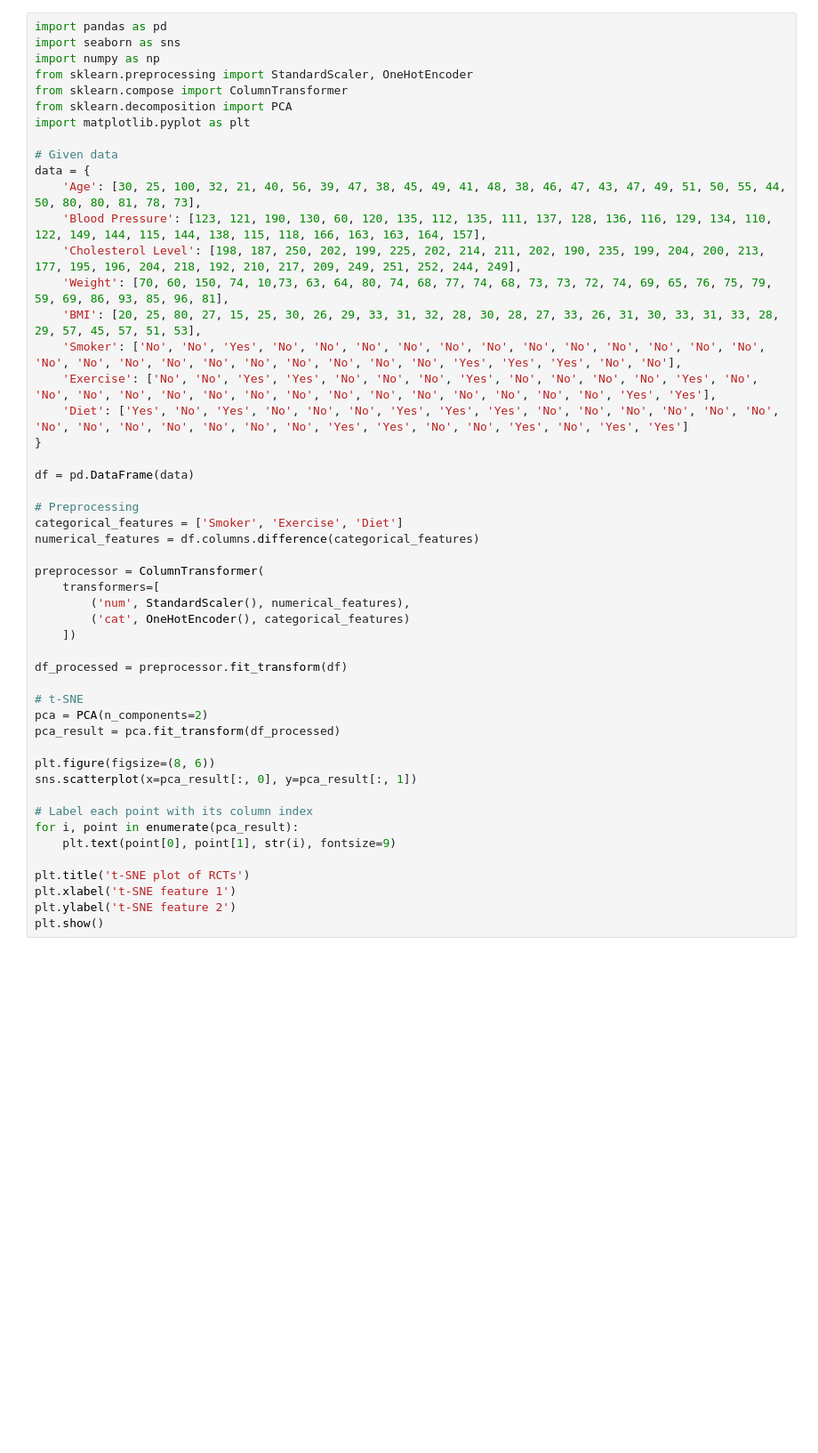
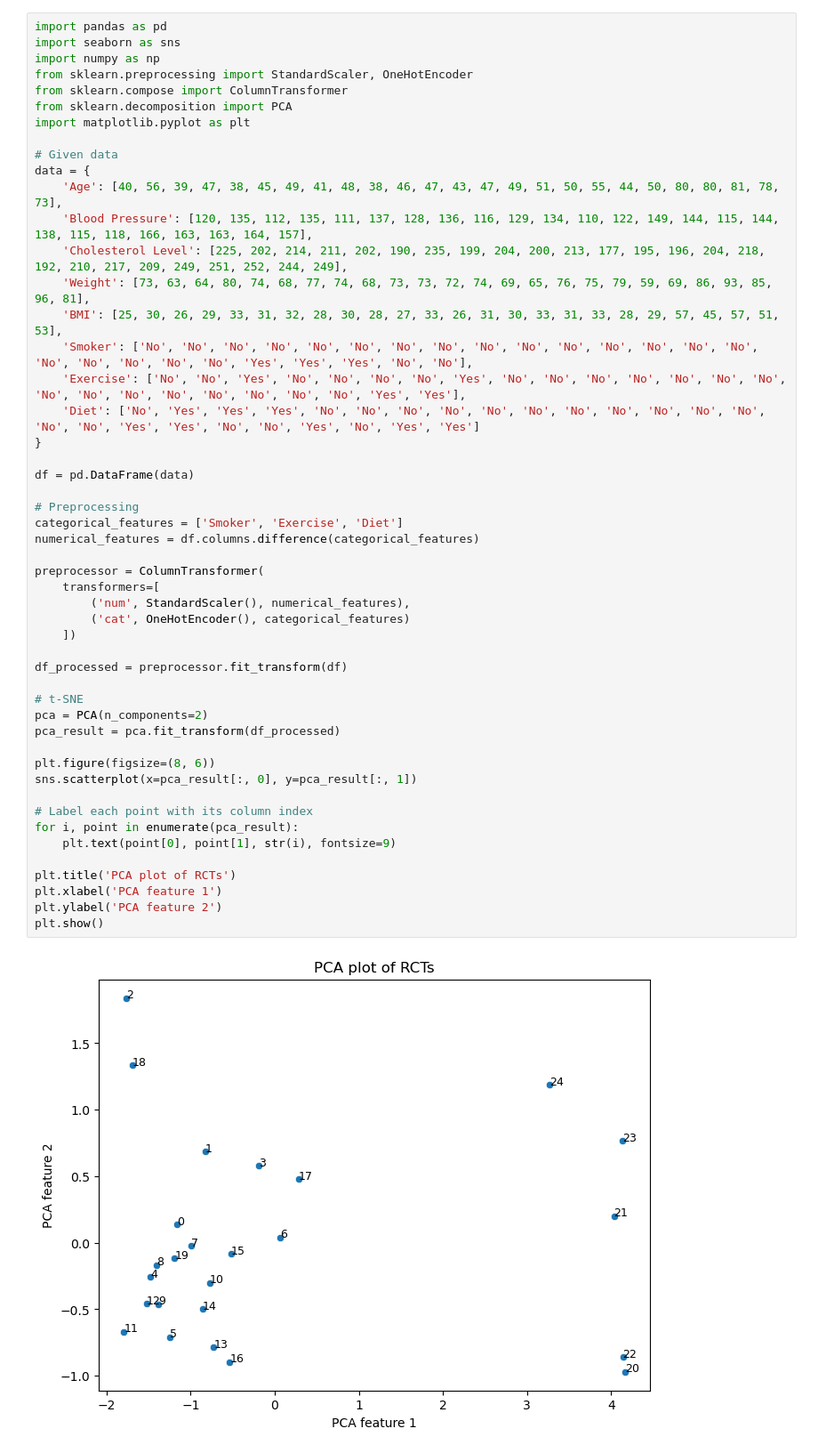
Before and after one commit to kitying2023/Symmetron-project, a Jupyter notebook: process.ipynb, the cells around one changed output. Shown at 89% size. Saved outputs shown, nothing was run; the diff lists cells and outputs as text; blank space fills up the shorter version.

```diff
--- a/process.ipynb
+++ b/process.ipynb
@@ -67,45 +66,47 @@ import matplotlib.pyplot as plt
 
 # Given data
 data = {
-    'Age': [30, 25, 100, 32, 21, 40, 56, 39, 47, 38, 45, 49, 41, 48, 38, 46, 47, 43, 47, 49, 51, 50, 55, 44, 50, 80, 80, 81, 78, 73],
-    'Blood Pressure': [123, 121, 190, 130, 60, 120, 135, 112, 135, 111, 137, 128, 136, 116, 129, 134, 110, 122, 149, 144, 115, 144, 138, 115, 118, 166, 163, 163, 164, 157],
-    'Cholesterol Level': [198, 187, 250, 202, 199, 225, 202, 214, 211, 202, 190, 235, 199, 204, 200, 213, 177, 195, 196, 204, 218, 192, 210, 217, 209, 249, 251, 252, 244, 249],
-    'Weight': [70, 60, 150, 74, 10,73, 63, 64, 80, 74, 68, 77, 74, 68, 73, 73, 72, 74, 69, 65, 76, 75, 79, 59, 69, 86, 93, 85, 96, 81],
-    'BMI': [20, 25, 80, 27, 15, 25, 30, 26, 29, 33, 31, 32, 28, 30, 28, 27, 33, 26, 31, 30, 33, 31, 33, 28, 29, 57, 45, 57, 51, 53],
-    'Smoker': ['No', 'No', 'Yes', 'No', 'No', 'No', 'No', 'No', 'No', 'No', 'No', 'No', 'No', 'No', 'No', 'No', 'No', 'No', 'No', 'No', 'No', 'No', 'No', 'No', 'No', 'Yes', 'Yes', 'Yes', 'No', 'No'],
-    'Exercise': ['No', 'No', 'Yes', 'Yes', 'No', 'No', 'No', 'Yes', 'No', 'No', 'No', 'No', 'Yes', 'No', 'No', 'No', 'No', 'No', 'No', 'No', 'No', 'No', 'No', 'No', 'No', 'No', 'No', 'No', 'Yes', 'Yes'],
-    'Diet': ['Yes', 'No', 'Yes', 'No', 'No', 'No', 'Yes', 'Yes', 'Yes', 'No', 'No', 'No', 'No', 'No', 'No', 'No', 'No', 'No', 'No', 'No', 'No', 'No', 'Yes', 'Yes', 'No', 'No', 'Yes', 'No', 'Yes', 'Yes']
+    'Age': [40, 56, 39, 47, 38, 45, 49, 41, 48, 38, 46, 47, 43, 47, 49, 51, 50, 55, 44, 50, 80, 80, 81, 78, 73],
+    'Blood Pressure': [120, 135, 112, 135, 111, 137, 128, 136, 116, 129, 134, 110, 122, 149, 144, 115, 144, 138, 115, 118, 166, 163, 163, 164, 157],
+    'Cholesterol Level': [225, 202, 214, 211, 202, 190, 235, 199, 204, 200, 213, 177, 195, 196, 204, 218, 192, 210, 217, 209, 249, 251, 252, 244, 249],
+    'Weight': [73, 63, 64, 80, 74, 68, 77, 74, 68, 73, 73, 72, 74, 69, 65, 76, 75, 79, 59, 69, 86, 93, 85, 96, 81],
+    'BMI': [25, 30, 26, 29, 33, 31, 32, 28, 30, 28, 27, 33, 26, 31, 30, 33, 31, 33, 28, 29, 57, 45, 57, 51, 53],
+    'Smoker': ['No', 'No', 'No', 'No', 'No', 'No', 'No', 'No', 'No', 'No', 'No', 'No', 'No', 'No', 'No', 'No', 'No', 'No', 'No', 'No', 'Yes', 'Yes', 'Yes', 'No', 'No'],
+    'Exercise': ['No', 'No', 'Yes', 'No', 'No', 'No', 'No', 'Yes', 'No', 'No', 'No', 'No', 'No', 'No', 'No', 'No', 'No', 'No', 'No', 'No', 'No', 'No', 'No', 'Yes', 'Yes'],
+    'Diet': ['No', 'Yes', 'Yes', 'Yes', 'No', 'No', 'No', 'No', 'No', 'No', 'No', 'No', 'No', 'No', 'No', 'No', 'No', 'Yes', 'Yes', 'No', 'No', 'Yes', 'No', 'Yes', 'Yes']
 }
 
 df = pd.DataFrame(data)
 
 # Preprocessing
 categorical_features = ['Smoker', 'Exercise', 'Diet']
 numerical_features = df.columns.difference(categorical_features)
 
 preprocessor = ColumnTransformer(
     transformers=[
         ('num', StandardScaler(), numerical_features),
         ('cat', OneHotEncoder(), categorical_features)
     ])
 
 df_processed = preprocessor.fit_transform(df)
 
 # t-SNE
 pca = PCA(n_components=2)
 pca_result = pca.fit_transform(df_processed)
 
 plt.figure(figsize=(8, 6))
 sns.scatterplot(x=pca_result[:, 0], y=pca_result[:, 1])
 
 # Label each point with its column index
 for i, point in enumerate(pca_result):
     plt.text(point[0], point[1], str(i), fontsize=9)
 
-plt.title('t-SNE plot of RCTs')
-plt.xlabel('t-SNE feature 1')
-plt.ylabel('t-SNE feature 2')
+plt.title('PCA plot of RCTs')
+plt.xlabel('PCA feature 1')
+plt.ylabel('PCA feature 2')
 plt.show()
+# %% [output]
+[figure, added]
 # %%
 import numpy as np
 import numpy as np
```
Also changed, not shown: parts of 1 cell of this notebook, 1 other file.
